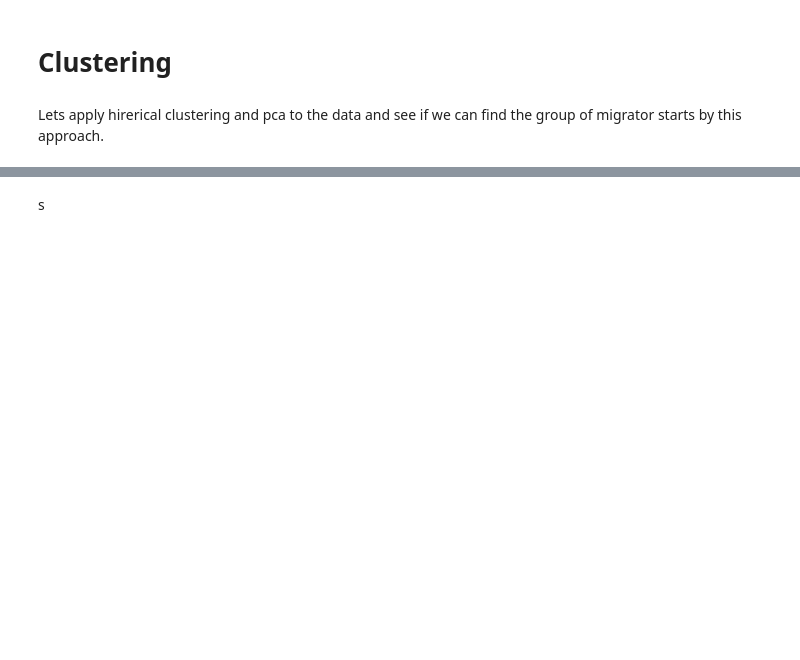
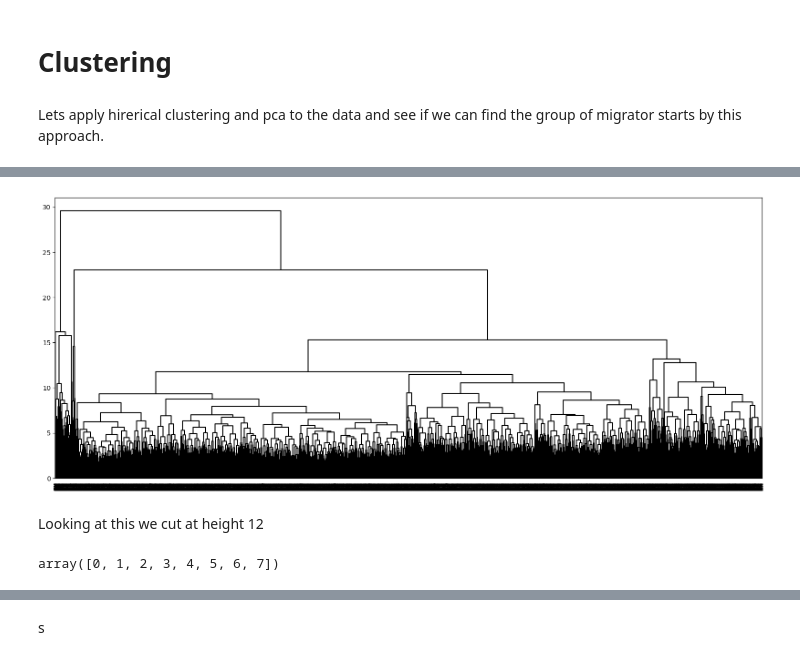
Before and after one commit to Chrillemis/AppStatProject, a Jupyter notebook: Clustering/Clustering.ipynb, the cells around one changed output, grey strips where cells are left out. Drawn from its saved outputs; the diff is of its cells as text; code cells hidden in the pictures; blank space fills up the shorter version.

Commit message:
pca with clustering

```diff
--- a/Clustering/Clustering.ipynb
+++ b/Clustering/Clustering.ipynb
@@ -16,4 +17,6 @@ Lets apply hirerical clustering and pca to the data and see if we can find the g
 # %%
 data = pd.read_csv('Faellesdata_cleaned.csv')
 scaler = StandardScaler(with_std=True, with_mean=True)
+isMigrator = data['IsMigratorInt']
+data = data.drop(['IsMigratorInt'], axis=1)
 data_scaled = scaler.fit_transform(data)
@@ -20,9 +39,19 @@ data_scaled = scaler.fit_transform(data)
 # %%
 HClust = AgglomerativeClustering
 hc_comp = HClust(distance_threshold=0, n_clusters=None, linkage='complete')
 hc_comp.fit(data_scaled)
 
 cargs = {'color_threshold':-np.inf, 'above_threshold_color':'black'} #to avoid precoloring the dendrogram
 linkage_comp = compute_linkage(hc_comp)
-fig, ax = plt.subplots(1, 1, figsize=(8, 8))
+fig, ax = plt.subplots(1, 1, figsize=(20, 8))
 dendrogram(linkage_comp, ax=ax, **cargs);
+# %% [output]
+[figure, added]
+# %% [markdown]
+Looking at this we cut at height 12
+# %%
+height = 13
+cluster_label = cut_tree(linkage_comp, height = height ).flatten()
+np.unique(cluster_label)
+# %% [output]
+array([0, 1, 2, 3, 4, 5, 6, 7])
```
Also changed, not shown: parts of 9 cells of this notebook.
